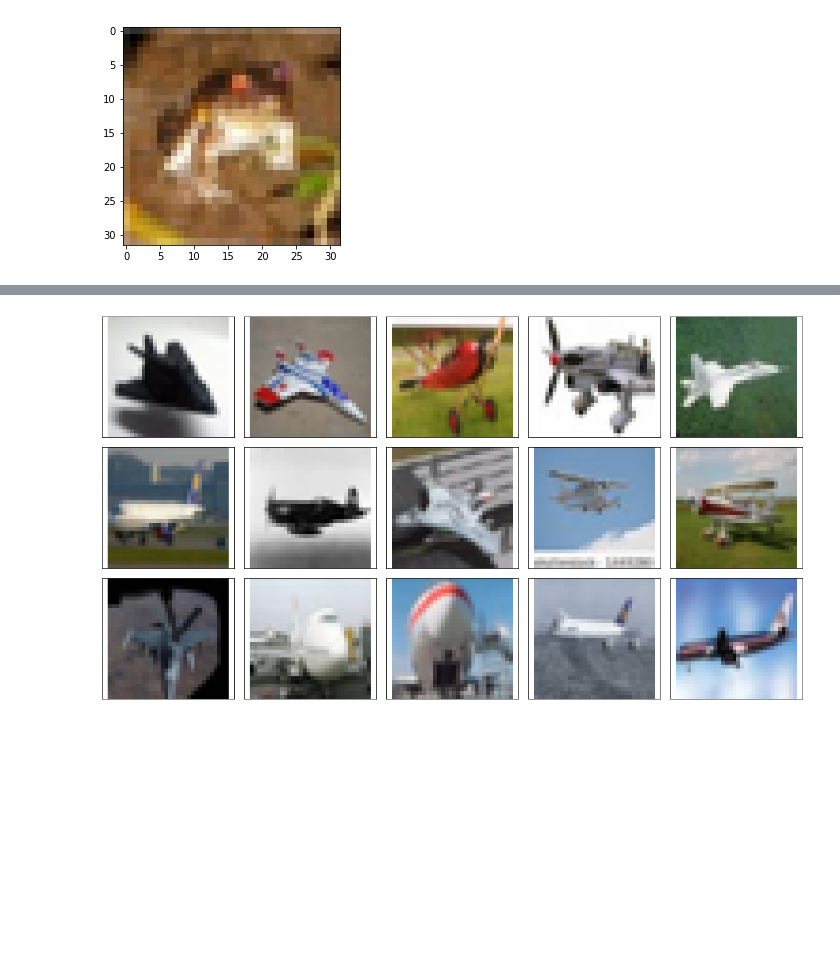
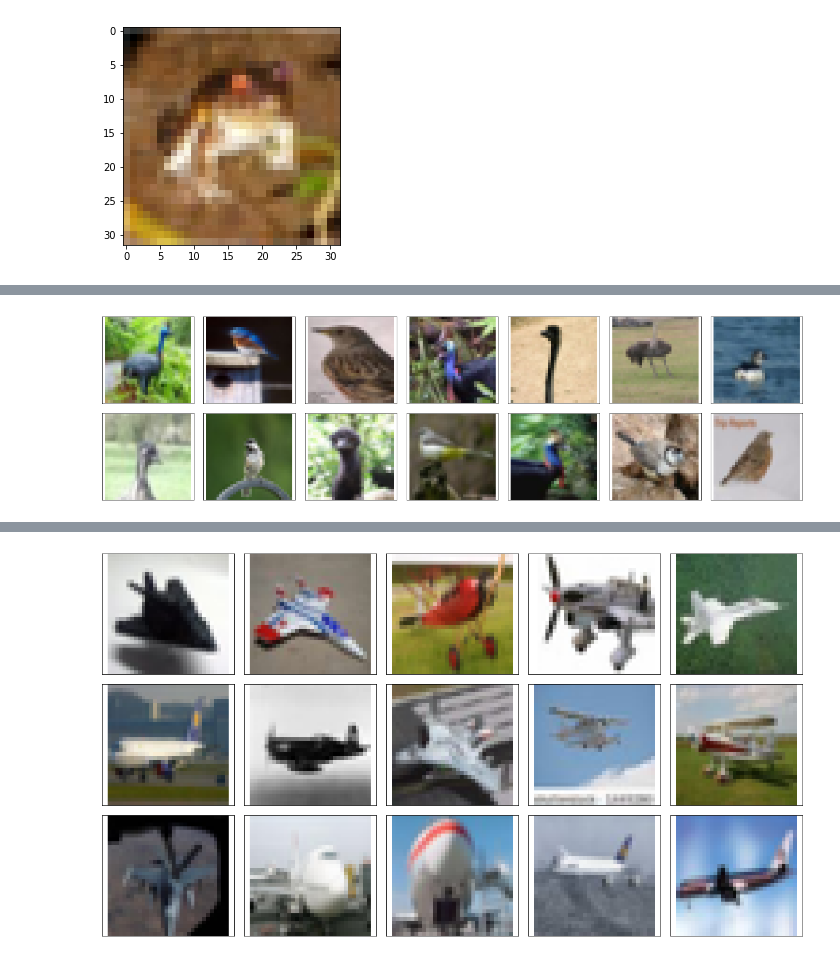
Before and after one commit to takitaki7474/m2-research-prototype, a Jupyter notebook: notebook/visualize_cifar10.ipynb, the cells around one changed output, grey strips where cells are left out. Drawn from its saved outputs; the diff is of its cells as text; code cells hidden in the pictures; blank space fills up the shorter version.

```diff
--- a/notebook/visualize_cifar10.ipynb
+++ b/notebook/visualize_cifar10.ipynb
@@ -69,0 +74,4 @@ def get_specific_img(class_label):
+# %%
+display_specific_img(class_label=2)
+# %% [output]
+[figure, added]
```
Also changed, not shown: parts of 3 cells of this notebook, 1 other file.
